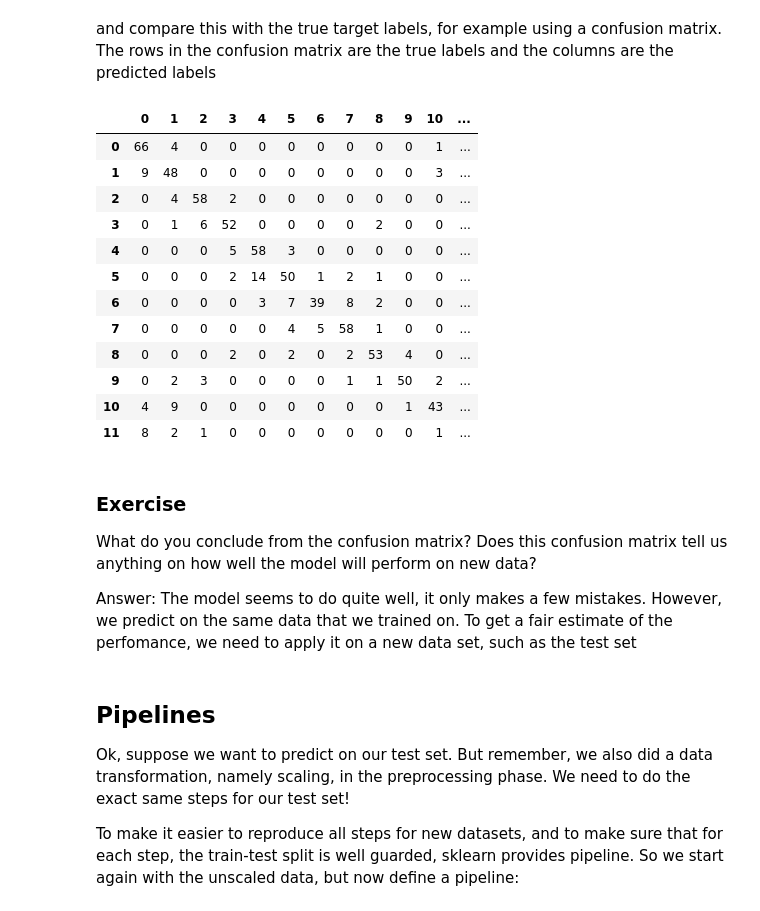
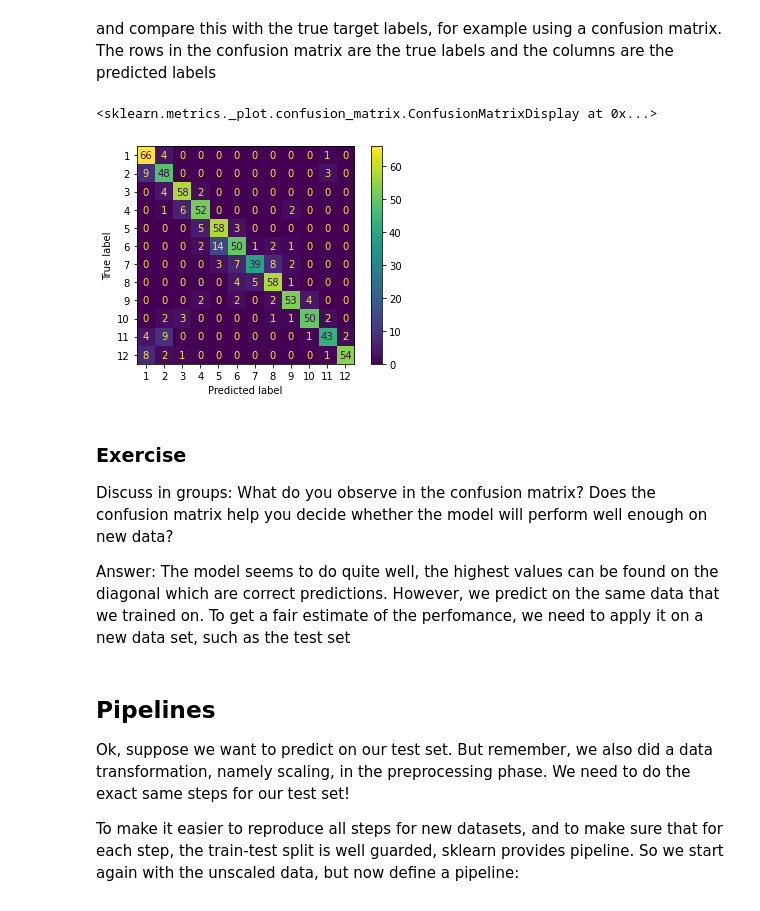
Before and after one commit to escience-academy/machine-learning-material, a Jupyter notebook: notebooks/3-Model-pipeline.ipynb, the cells around one changed output. Drawn from its saved outputs; the diff is of its cells as text; code cells hidden in the pictures.

```diff
--- a/notebooks/3-Model-pipeline.ipynb
+++ b/notebooks/3-Model-pipeline.ipynb
@@ -46,30 +46,18 @@ array([ 6,  3,  3,  1,  5,  3,  2,  1,  6, 11])
 and compare this with the true target labels, for example using a confusion matrix. The rows in the confusion matrix
 are the true labels and the columns are the predicted labels
 # %%
-from sklearn.metrics import confusion_matrix
+from sklearn.metrics import plot_confusion_matrix
 labels = y.unique()
 labels = labels.sort()
-conf_mat = confusion_matrix(y, predictions, labels=labels)
-pd.DataFrame(conf_mat, columns=labels, index=labels)
+plot_confusion_matrix(classifier, X, y, labels=labels)
 # %% [output]
-|  | 0 | 1 | 2 | 3 | 4 | 5 | 6 | 7 | 8 | 9 | 10 | ... |
-| 0 | 66 | 4 | 0 | 0 | 0 | 0 | 0 | 0 | 0 | 0 | 1 | ... |
-| 1 | 9 | 48 | 0 | 0 | 0 | 0 | 0 | 0 | 0 | 0 | 3 | ... |
-| 2 | 0 | 4 | 58 | 2 | 0 | 0 | 0 | 0 | 0 | 0 | 0 | ... |
-| 3 | 0 | 1 | 6 | 52 | 0 | 0 | 0 | 0 | 2 | 0 | 0 | ... |
-| 4 | 0 | 0 | 0 | 5 | 58 | 3 | 0 | 0 | 0 | 0 | 0 | ... |
-| 5 | 0 | 0 | 0 | 2 | 14 | 50 | 1 | 2 | 1 | 0 | 0 | ... |
-| 6 | 0 | 0 | 0 | 0 | 3 | 7 | 39 | 8 | 2 | 0 | 0 | ... |
-| 7 | 0 | 0 | 0 | 0 | 0 | 4 | 5 | 58 | 1 | 0 | 0 | ... |
-| 8 | 0 | 0 | 0 | 2 | 0 | 2 | 0 | 2 | 53 | 4 | 0 | ... |
-| 9 | 0 | 2 | 3 | 0 | 0 | 0 | 0 | 1 | 1 | 50 | 2 | ... |
-| 10 | 4 | 9 | 0 | 0 | 0 | 0 | 0 | 0 | 0 | 1 | 43 | ... |
-| 11 | 8 | 2 | 1 | 0 | 0 | 0 | 0 | 0 | 0 | 0 | 1 | ... |
+<sklearn.metrics._plot.confusion_matrix.ConfusionMatrixDisplay at 0x...>
+[figure, added]
 # %% [markdown]
 ### Exercise
-What do you conclude from the confusion matrix? Does this confusion matrix tell us anything on how well the model will perform on new data?
+Discuss in groups: What do you observe in the confusion matrix? Does the confusion matrix help you decide whether the model will perform well enough on new data?
 
-Answer: The model seems to do quite well, it only makes a few mistakes.
+Answer: The model seems to do quite well, the highest values can be found on the diagonal which are correct predictions.
 However, we predict on the same data that we trained on. To get a fair estimate of the perfomance, we need to apply it on a new data set, such as the test set
 # %% [markdown]
 ## Pipelines
```
Also changed, not shown: parts of 6 cells of this notebook, 1 other file.
